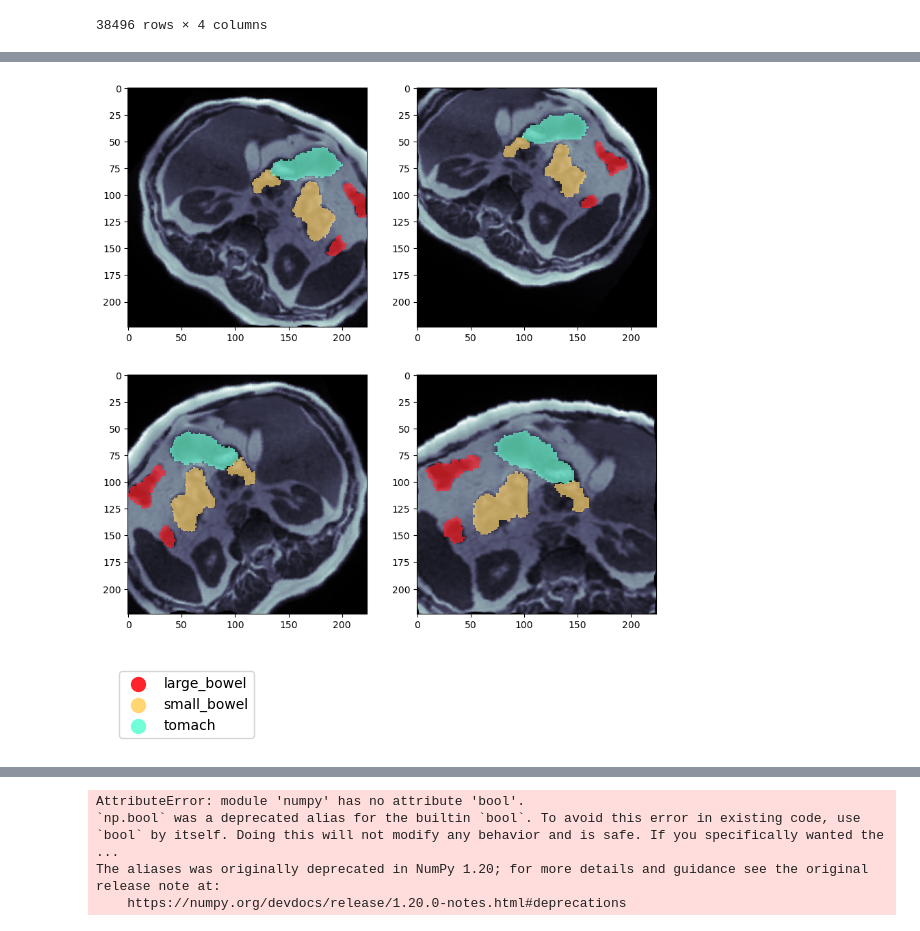
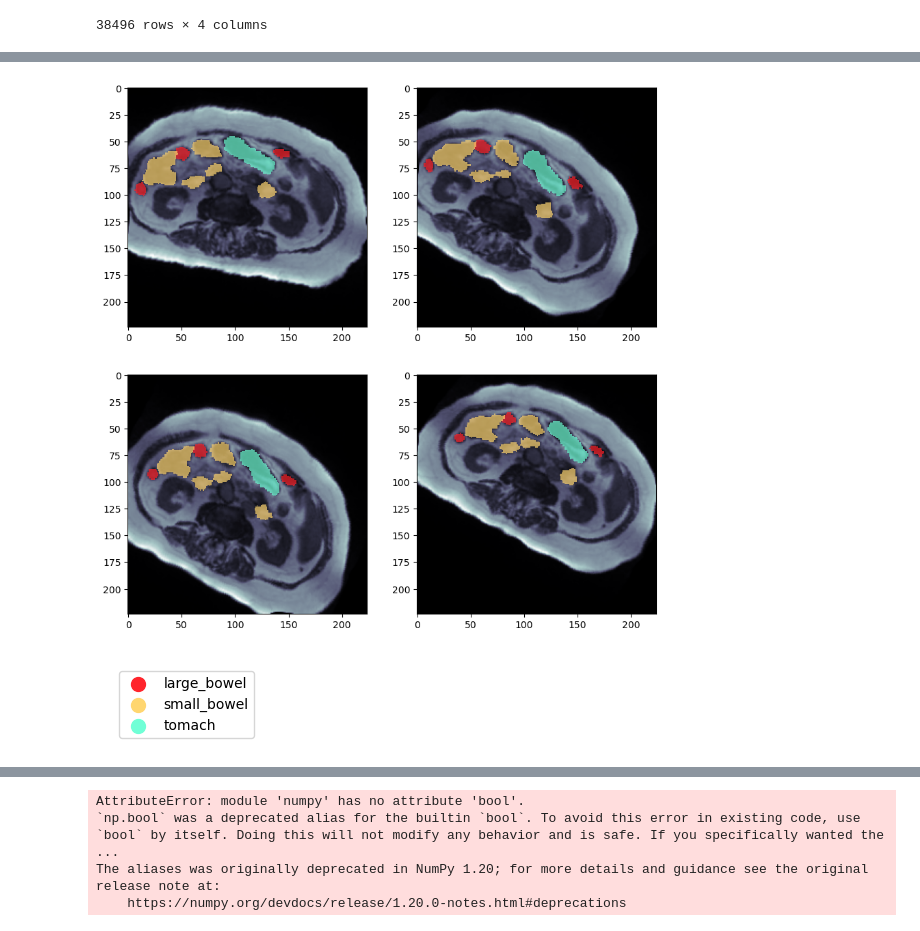
Before and after one commit to Sesha130795/UW_Madison_GITract_Segmentation, a Jupyter notebook: Untitled.ipynb, the cells around one changed output, grey strips where cells are left out. Cells and saved outputs as stored; diff of their text form; code cells hidden in the pictures.

```diff
--- a/Untitled.ipynb
+++ b/Untitled.ipynb
@@ -233,6 +230,18 @@ class GI_Tract_Dataset(torch.utils.data.Dataset):
         standardized_image = (normalized_img - normalized_img.min())/(normalized_img.max() - normalized_img.min())
         return standardized_image
 
+    def augment(self, img, masks):
+        seed = torch.randint(0, 10000,(1,)).item()
+        torch.manual_seed(seed)
+        imgaug.seed(seed)
+        torch.random.manual_seed(seed)
+        masks = tv_tensors.Mask(masks)
+        img = tv_tensors.Image(img)
+        img, masks = self.transform(img, masks)
+        return img, masks
+
+        return img,masks
+
     def __len__(self):
 
         return len(self.csv_file)
@@ -252,14 +261,9 @@ class GI_Tract_Dataset(torch.utils.data.Dataset):
         img = resize(img, (224,224))
         img = np.expand_dims(img,axis = 0)
         masks = resize(labels,(3,224,224))
+
         if self.transform:
-            seed = torch.randint(0, 10000,(1,)).item()
-            torch.manual_seed(seed)
-            imgaug.seed(seed)
-            torch.random.manual_seed(seed)
-            masks = tv_tensors.Mask(masks)
-            img = tv_tensors.Image(img)
-            img, masks = self.transform(img, masks)
+            img, masks = self.augment(img, masks)
 
         return img,masks
 
@@ -287,31 +291,31 @@ ds = GI_Tract_Dataset('train', final_df)#, transform=train_transforms)
 # %%
 ds = GI_Tract_Dataset('train', final_df,transform=train_transforms)
 img, label = ds[90]#ds[30478]
 
 fig, ax = plt.subplots(2,2, figsize=(10,10))
 for i in range(2):
     for j in range(2):
-        img, label = ds[90]#ds[30478]
+        img, label = ds[30860]
         ax[i][j].imshow(img[0], cmap = 'bone')
         # fig, ax = plt.subplots(1,3,figsize=(30,10))
         cmaps = ['viridis', 'turbo', 'twilight']
         classes = ['large_bowel', 'small_bowel', 'stomach']
         c =['#ff242c', '#ffd670', '#70ffd6']
         for k in range(3):
             mask = label[k]
             mask_ = np.ma.masked_where(mask == 0, mask)
             cmaps= colors.ListedColormap(c[k])
             ax[i][j].imshow(mask_, cmap = cmaps, alpha = 0.7,label = classes[k])
 
 plt.figure(figsize=(2, 1))     #View colorbar and class names
 plt.scatter([], [], c='#ff242c', label='large_bowel', s=100)
 plt.scatter([], [], c='#ffd670', label='small_bowel', s=100)
 plt.scatter([], [], c='#70ffd6', label='tomach', s=100)
 plt.axis(False)
 plt.legend()
 plt.show()
 # %% [output]
-[figure, old version]
+[figure, new version]
 [figure]
 # %%
 ds = GI_Tract_Dataset('train', final_df)#, transform=train_transforms)
```
Also changed, not shown: parts of 8 cells of this notebook.
